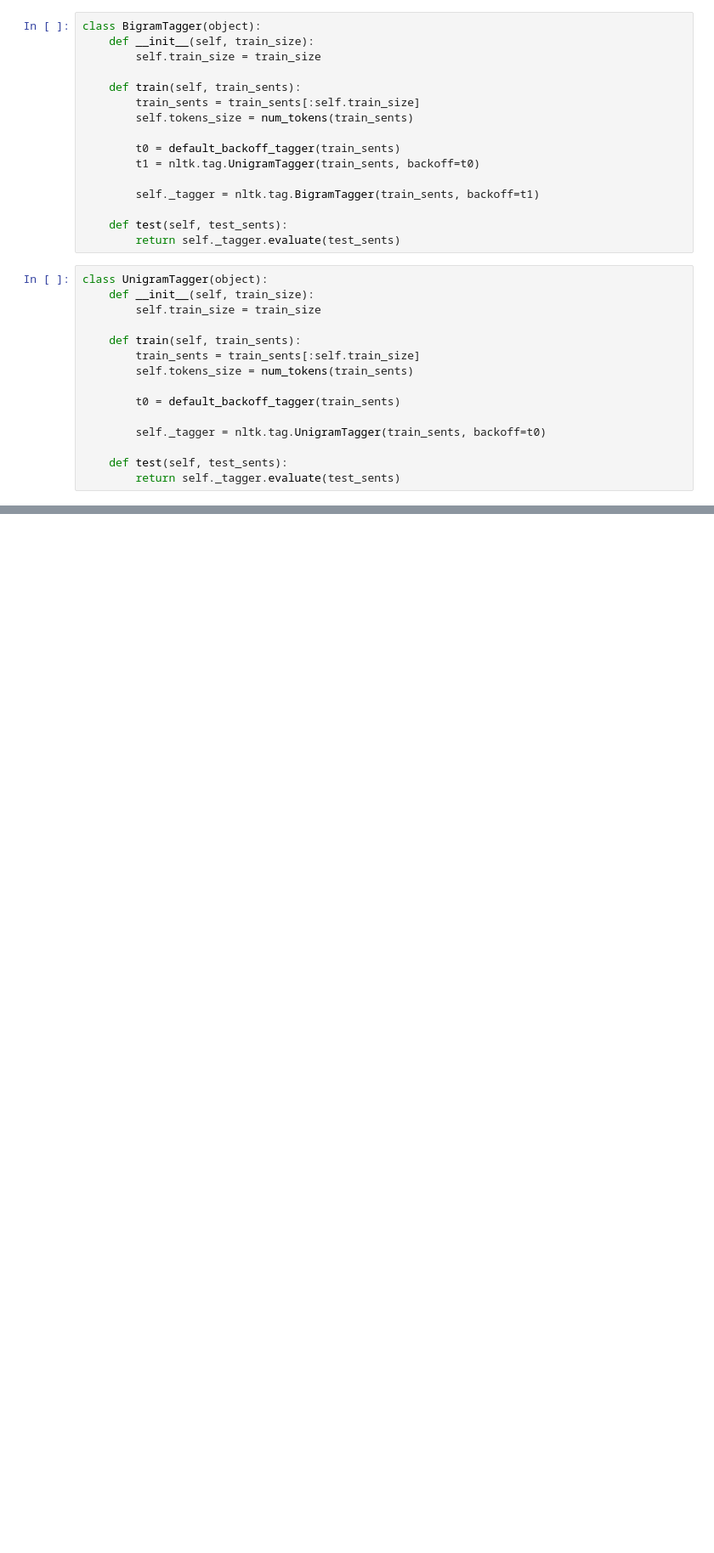
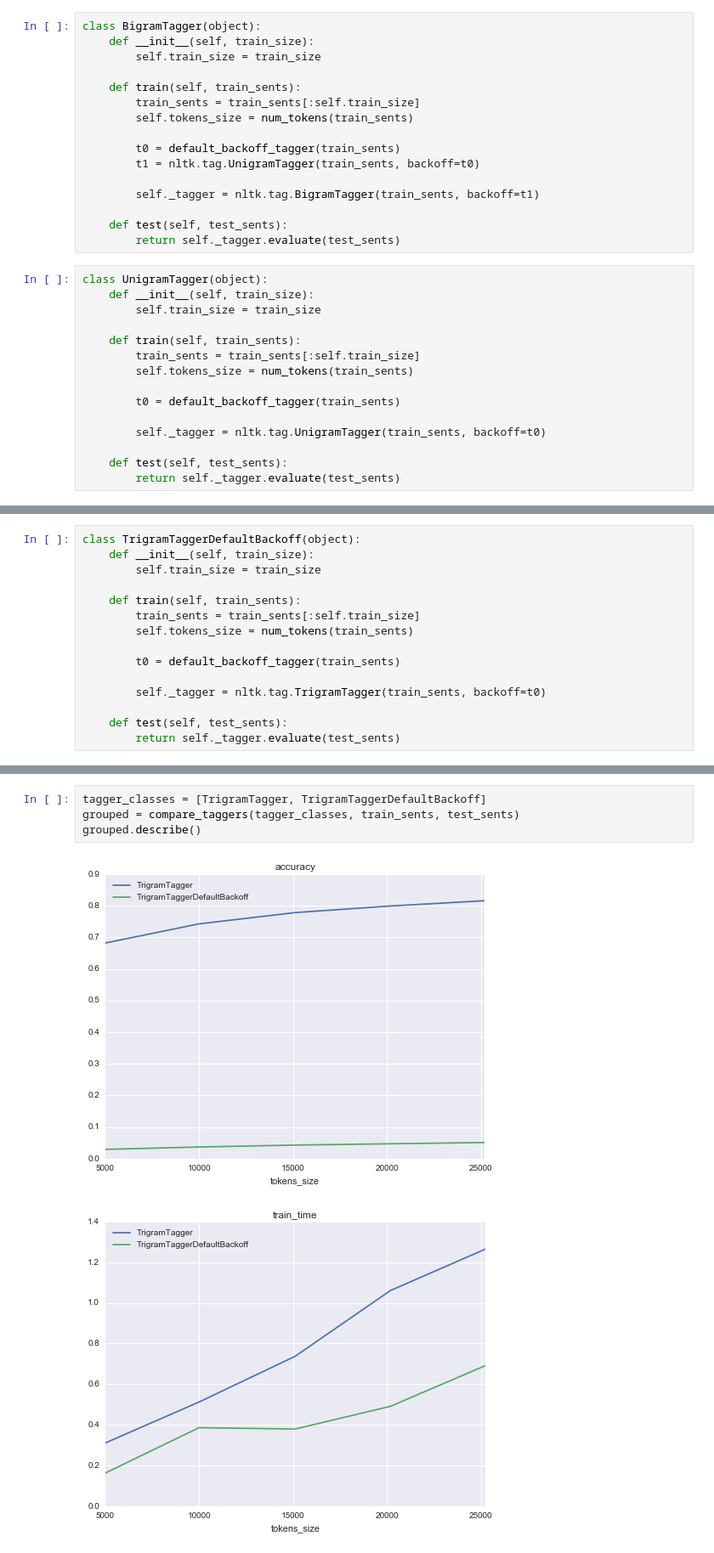
Before and after one commit to clieb3/pos-tagger-comparison, a Jupyter notebook: backoff-comparison.ipynb, the cells around one changed output, grey strips where cells are left out. Shown at 85% size. Cells and saved outputs as stored; diff of their text form; blank space fills up the shorter version.

```diff
--- a/backoff-comparison.ipynb
+++ b/backoff-comparison.ipynb
@@ -233,0 +205,15 @@ grouped.describe()
+# %%
+class TrigramTaggerDefaultBackoff(object):
+    def __init__(self, train_size):
+        self.train_size = train_size
+
+    def train(self, train_sents):
+        train_sents = train_sents[:self.train_size]
+        self.tokens_size = num_tokens(train_sents)
+
+        t0 = default_backoff_tagger(train_sents)
+
+        self._tagger = nltk.tag.TrigramTagger(train_sents, backoff=t0)
+
+    def test(self, test_sents):
+        return self._tagger.evaluate(test_sents)
@@ -233,0 +246,7 @@ grouped.describe()
+# %%
+tagger_classes = [TrigramTagger, TrigramTaggerDefaultBackoff]
+grouped = compare_taggers(tagger_classes, train_sents, test_sents)
+grouped.describe()
+# %% [output]
+[figure, added]
+[figure, added]
```
Also changed, not shown: parts of 22 cells of this notebook.
